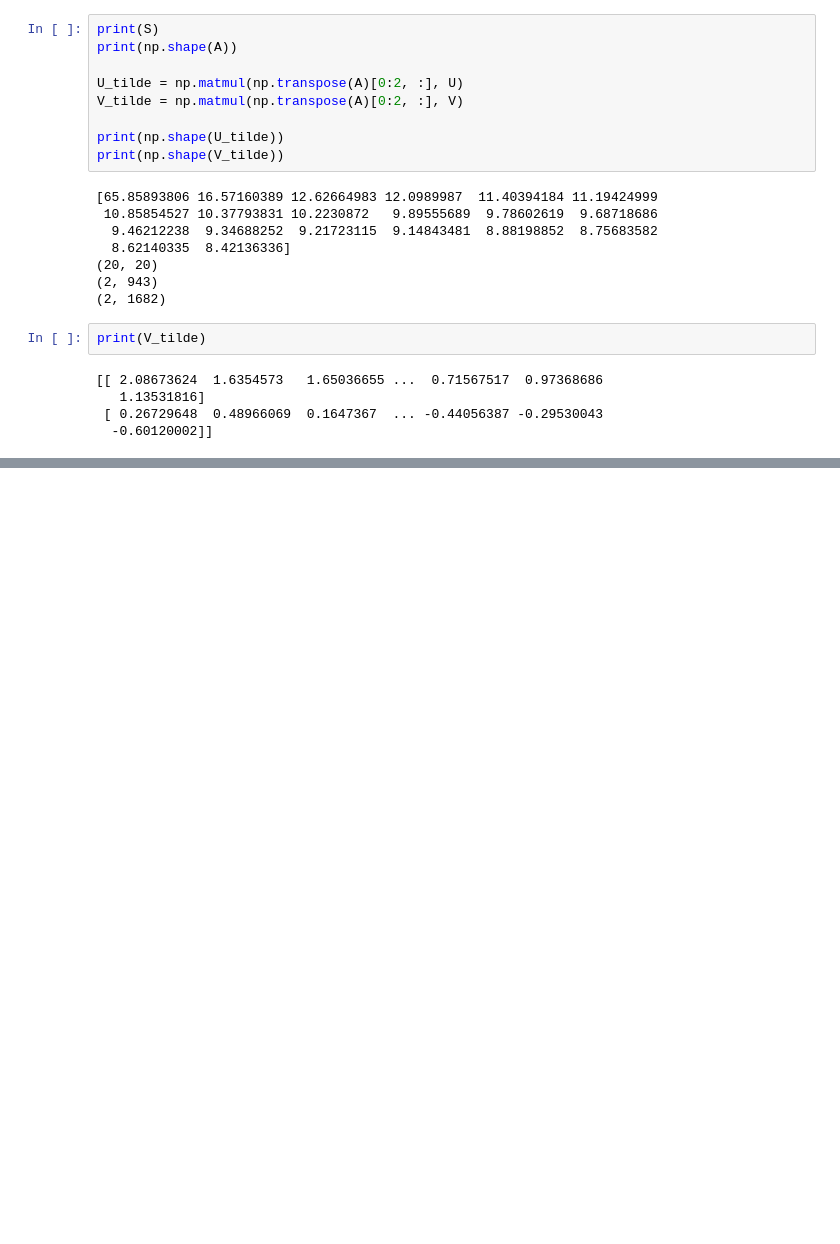
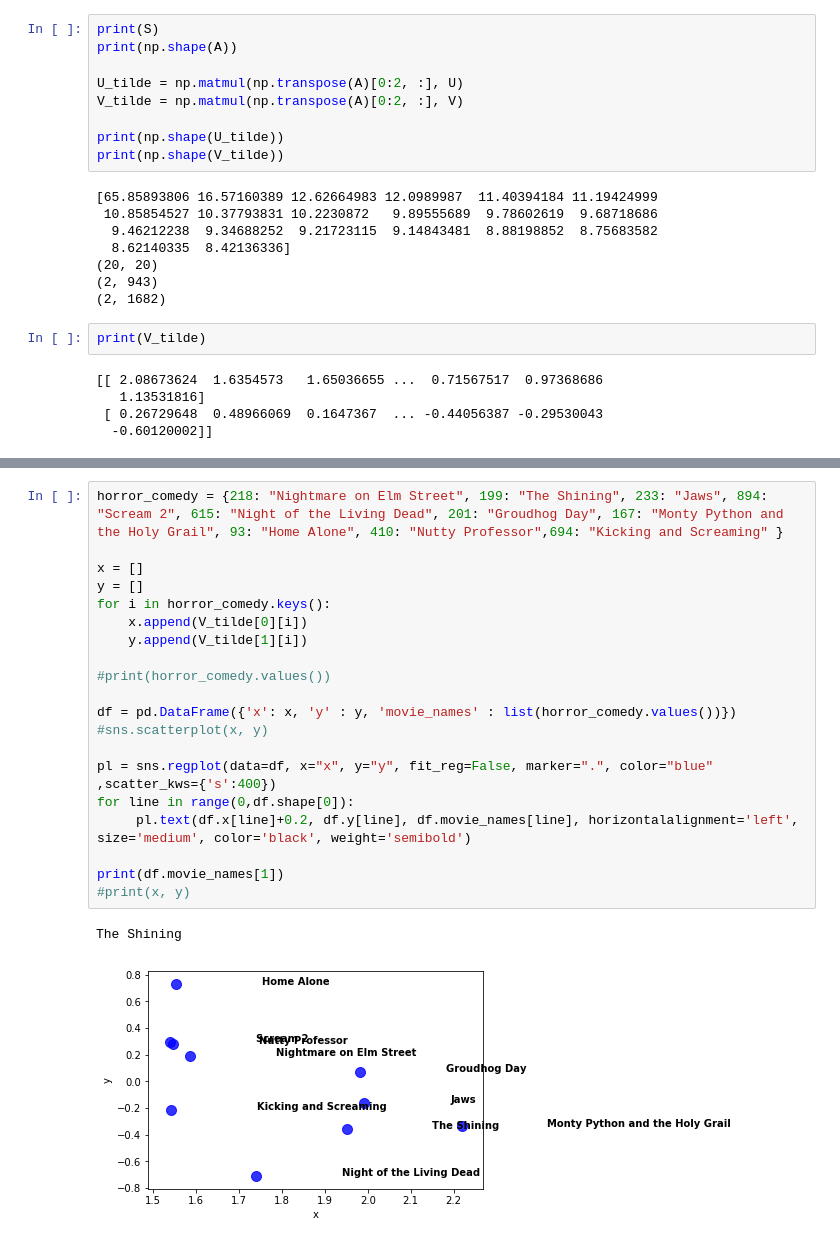
Before and after one commit to jagathv/cs155miniproj2, a Jupyter notebook: New_Shit_2.ipynb, the cells around one changed output, grey strips where cells are left out. Cells and saved outputs as stored; diff of their text form; blank space fills up the shorter version.

```diff
--- a/New_Shit_2.ipynb
+++ b/New_Shit_2.ipynb
@@ -252,0 +272,24 @@ i_love_movies['The Shining'] =
+# %%
+horror_comedy = {218: "Nightmare on Elm Street", 199: "The Shining", 233: "Jaws", 894: "Scream 2", 615: "Night of the Living Dead", 201: "Groudhog Day", 167: "Monty Python and the Holy Grail", 93: "Home Alone", 410: "Nutty Professor",694: "Kicking and Screaming" }
+
+x = []
+y = []
+for i in horror_comedy.keys():
+    x.append(V_tilde[0][i])
+    y.append(V_tilde[1][i])
+
+#print(horror_comedy.values())
+
+df = pd.DataFrame({'x': x, 'y' : y, 'movie_names' : list(horror_comedy.values())})
+#sns.scatterplot(x, y)
+
+pl = sns.regplot(data=df, x="x", y="y", fit_reg=False, marker=".", color="blue"
+,scatter_kws={'s':400})
+for line in range(0,df.shape[0]):
+     pl.text(df.x[line]+0.2, df.y[line], df.movie_names[line], horizontalalignment='left', size='medium', color='black', weight='semibold')
+
+print(df.movie_names[1])
+#print(x, y)
+# %% [output]
+The Shining
+[figure, added]
```
Also changed, not shown: parts of 5 cells of this notebook.
